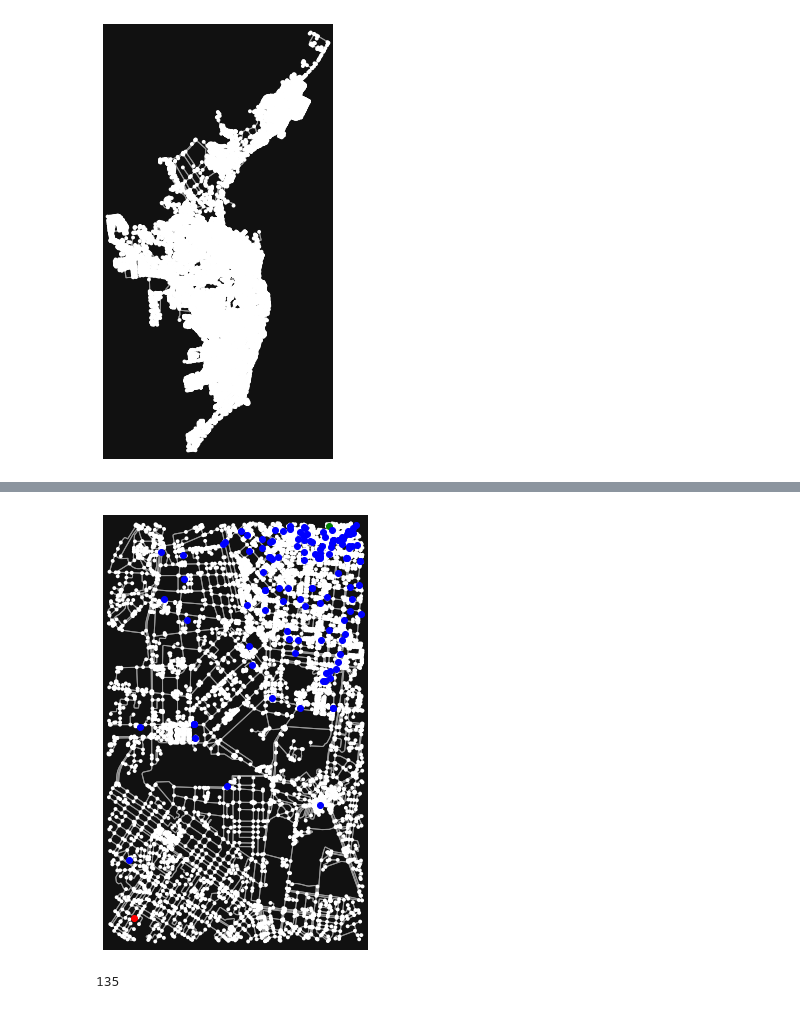
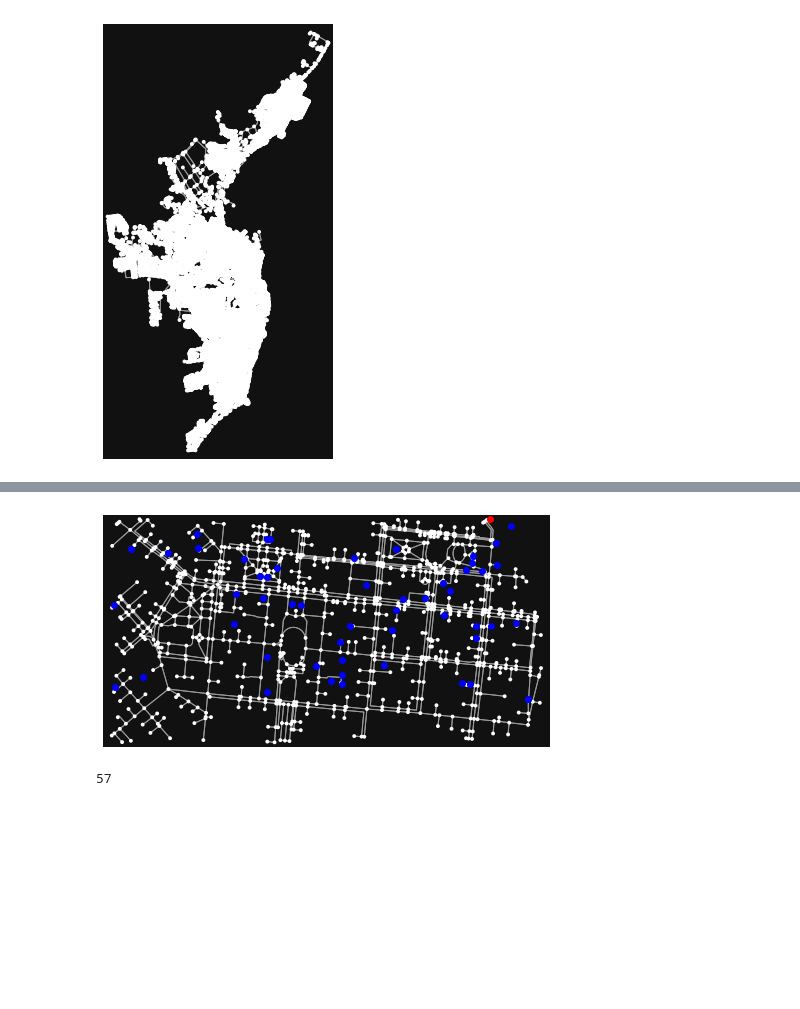
Before and after one commit to KyrylVeremiov/attractive_routing, a Jupyter notebook: Map.ipynb, the cells around one changed output, grey strips where cells are left out. Saved outputs shown, nothing was run; the diff lists cells and outputs as text; code cells hidden in the pictures; blank space fills up the shorter version.

```diff
--- a/Map.ipynb
+++ b/Map.ipynb
@@ -88,8 +88,8 @@ fig, ax = ox.plot_graph(G)
 # features_list.size
 # %%
 # box= bbox(north=46.488292,south=46.480293, west=30.728495, east=30.745258)
-# box= bbox(north=46.486292,south=46.480293, west=30.728495, east=30.745258)
+box= bbox(north=46.486292,south=46.480293, west=30.728495, east=30.745258)
 # box= bbox(north=46.486292,south=46.483293, west=30.738495, east=30.745258)
-box= bbox(north=46.486292,south=46.433293,east=30.745258, west=30.698495)
+# box= bbox(north=46.486292,south=46.433293,east=30.745258, west=30.698495)
 # %%
 G_box=ox.truncate.truncate_graph_bbox(G,box.north,box.south,box.east,box.west)
@@ -157,34 +156,34 @@ features_list_box_points.explore( marker_kwds={"radius": 6})
 # %%
 # origin_point_longitude= 46.481293
 # origin_point_latitude= 30.7308495
 
 # destination_point_longitude=46.485792
-# destination_point_latitude= 30.741258
-
-
-# origin_point_longitude= 46.453293
-# origin_point_latitude= 30.708495
-
-# destination_point_longitude=46.486292
 # destination_point_latitude= 30.743258
 
 
-origin_point_longitude= 46.485885
-origin_point_latitude= 30.739150
+origin_point_longitude= 46.453293
+origin_point_latitude= 30.708495
 
-destination_point_longitude=46.436292
-destination_point_latitude= 30.703258
+destination_point_longitude=46.486292
+destination_point_latitude= 30.743258
+
+
+# origin_point_longitude= 46.485885
+# origin_point_latitude= 30.745150
+
+# destination_point_longitude=46.436292
+# destination_point_latitude= 30.703258
 
 
 
 
 fig, ax = ox.plot_graph(G_box,show=False, close=False)
 ax.scatter(origin_point_latitude,origin_point_longitude, c='green')
 ax.scatter(destination_point_latitude,destination_point_longitude, c='red')
 ax.scatter(features_list_box_points_x,features_list_box_points_y, c='blue')
 plt.show()
 # %% [output]
-[figure, old version]
+[figure, new version]
 # %%
 # origin=ox.distance.nearest_nodes(G_box,origin_point_longitude, origin_point_latitude)
 # destination=ox.distance.nearest_nodes(G_box,destination_point_longitude, destination_point_latitude)
@@ -198,7 +197,7 @@ path_orig_dest_fast=nx.algorithms.shortest_paths.astar_path(G_box,origin,destina
 len(path_orig_dest_fast)
 # path_orig_dest
 # %% [output]
-135
+57
 # %%
 fig, ax = ox.plot.plot_graph_route(G_box,path_orig_dest_fast,show=False, close=False)
 ax.scatter(features_list_box_points_x,features_list_box_points_y, c='blue')
```
Also changed, not shown: parts of 16 cells of this notebook.
